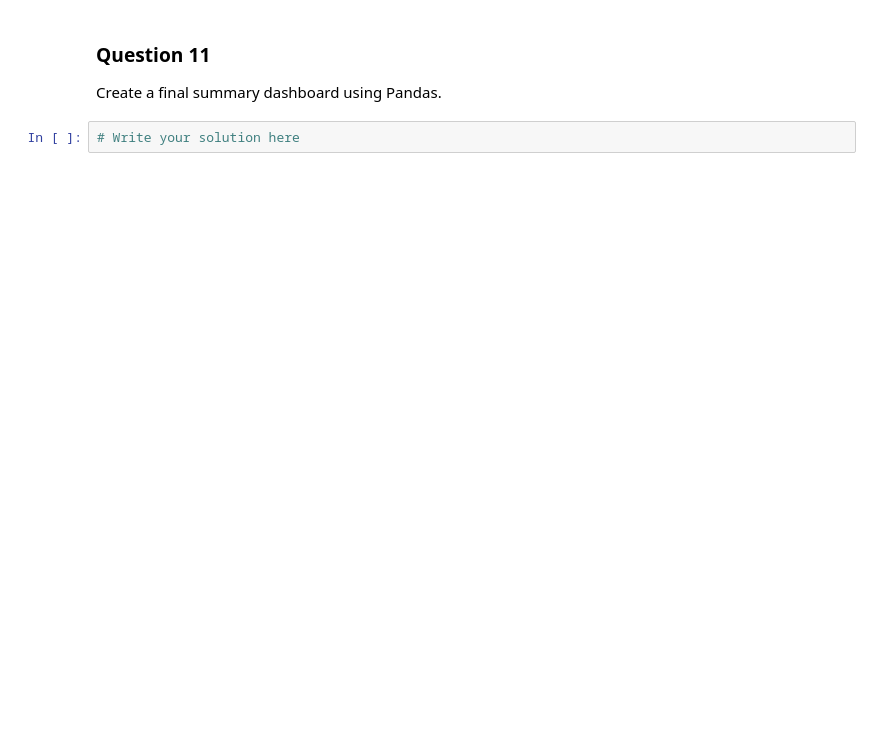
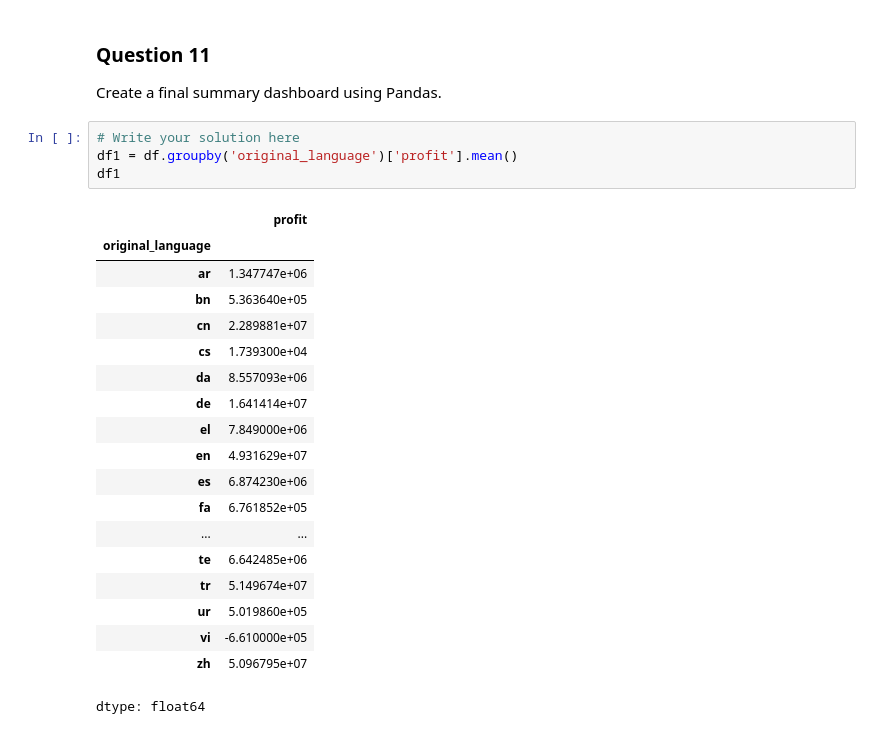
Before and after one commit to sanyam092006/ml_new, a Jupyter notebook: Copy_of_IMDb_Week_Long_Pandas_Assignment.ipynb, the cells around one changed output. Cells and saved outputs as stored; diff of their text form; blank space fills up the shorter version.

```diff
--- a/Copy_of_IMDb_Week_Long_Pandas_Assignment.ipynb
+++ b/Copy_of_IMDb_Week_Long_Pandas_Assignment.ipynb
@@ -1029,3 +1051,25 @@ Create a report showing Total Movies, Average Budget, Average Revenue, Average P
 Create a final summary dashboard using Pandas.
 # %%
 # Write your solution here
+df1 = df.groupby('original_language')['profit'].mean()
+df1
+# %% [output]
+|  | profit |
+| original_language |  |
+| ar | 1.347747e+06 |
+| bn | 5.363640e+05 |
+| cn | 2.289881e+07 |
+| cs | 1.739300e+04 |
+| da | 8.557093e+06 |
+| de | 1.641414e+07 |
+| el | 7.849000e+06 |
+| en | 4.931629e+07 |
+| es | 6.874230e+06 |
+| fa | 6.761852e+05 |
+| ... | ... |
+| te | 6.642485e+06 |
+| tr | 5.149674e+07 |
+| ur | 5.019860e+05 |
+| vi | -6.610000e+05 |
+| zh | 5.096795e+07 |
+dtype: float64
```
Also changed, not shown: parts of 1 cell of this notebook.
